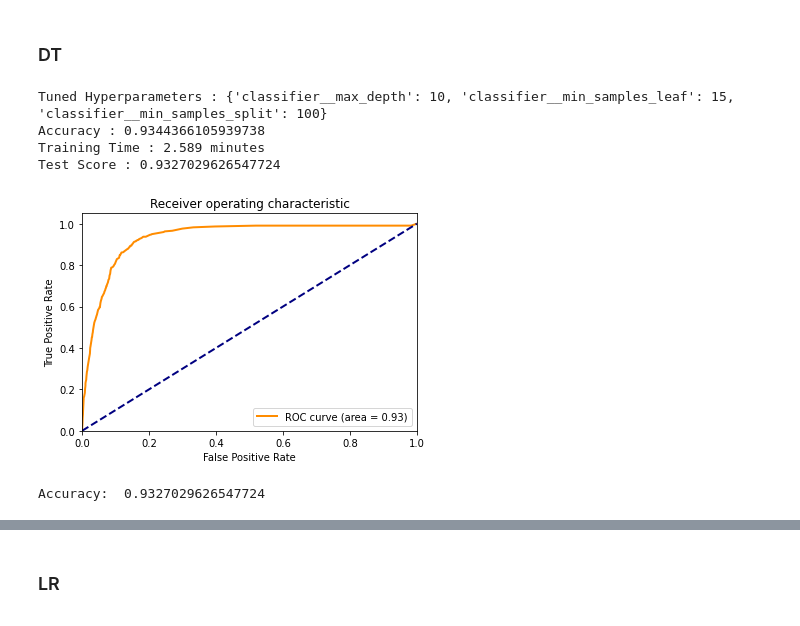
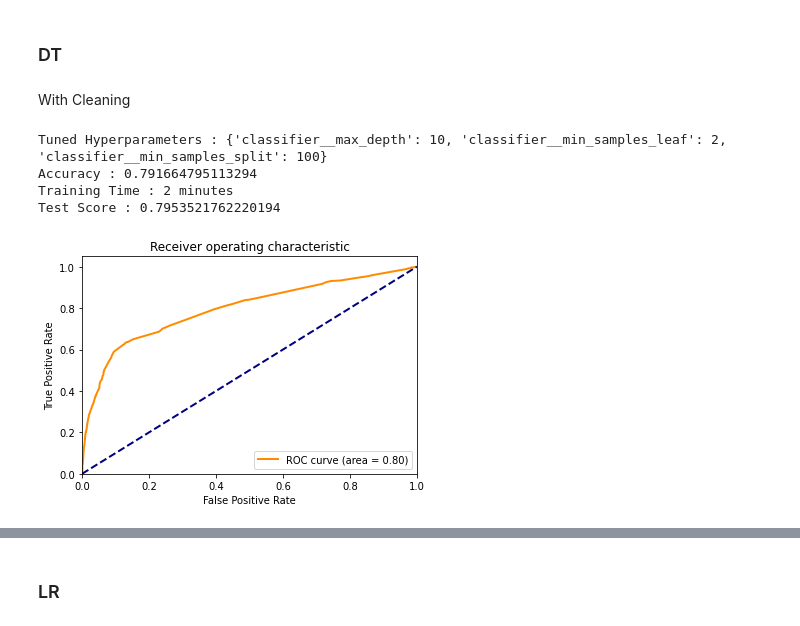
Before and after one commit to gitkym/uvs_bank_marketing_project, a Jupyter notebook: feature_selection.ipynb, the cells around one changed output, grey strips where cells are left out. Drawn from its saved outputs; the diff is of its cells as text; code cells hidden in the pictures.

```diff
--- a/feature_selection.ipynb
+++ b/feature_selection.ipynb
@@ -185,3 +170,19 @@ df = df.drop(['duration'], axis=1)
+# %%
+'''write function to clean data based on EDA insights'''
+
+def data_cleaner(df):
+    df = df.drop_duplicates()   # drop duplicates
+    df = df.drop(['day_of_week'], axis=1)   # drop day of week
+    df = df.drop(['duration'], axis=1)    # drop duration
+    df = df.drop(['age'], axis=1)   # drop age
+    df = df[df['education'] != 'illiterate']    # drop illiterate
+    imp_mode = SimpleImputer(missing_values='unknown',strategy='most_frequent')   # impute unknowns
+    df['marital'] = imp_mode.fit_transform(df[['marital']])  # impute unknowns
+    df['housing'] = imp_mode.fit_transform(df[['housing']]) # impute unknowns
+    df['loan'] = imp_mode.fit_transform(df[['loan']])       # impute unknowns
+    df['job'] = imp_mode.fit_transform(df[['job']])     # impute unknowns
+    df['education'] = imp_mode.fit_transform(df[['education']])    # impute unknowns
+    return df
 # %% [markdown]
 ## New Models
 
@@ -190,50 +191,38 @@ df = df.drop(['duration'], axis=1)
 - Check if accuracy is improved.
 # %% [markdown]
 ### DT
+# %% [markdown]
+With Cleaning
 # %%
+from make_model_2 import make_model_l, make_model_nl
+
 random_state = 42
-folds = 6
+folds = 5
+model_name = f'clean_new_dt_{folds}'
 model = DecisionTreeClassifier(random_state=random_state)
 parameters = param_grids.param_dt
 
-y = df['y']
-X_train, X_test, y_train, y_test = train_test_split(df, y, test_size=0.2, random_state=random_state)
+df = data_cleaner(df_orig)
+# y = df['y']
+# X_train, X_test, y_train, y_test = train_test_split(df, y, test_size=0.2, random_state=random_state)
 
-clf_grid, clf_param = make_model(df, X_train, y_train, X_test, y_test, model, parameters, folds=folds)
+clf_grid, time, test_score = make_model_nl(df, model, parameters,test_size = 0.2, folds=folds)
 
+# save the model to disk
+pickle.dump(clf_grid, open(f'trained_models/{model_name}.pkl', 'wb'))
 
-pickle.dump(clf_grid, open(f'trained_models/new_model_dt_{folds}.pkl', 'wb'))
+output_file = f'trained_models/{model_name}.txt'
+
+with open(output_file, 'w') as f:
+        # Write the tuned hyperparameters and accuracy to file
+        f.write(f"Tuned Hyperparameters: {clf_grid.best_params_}\n")
+        f.write(f"Accuracy: {clf_grid.best_score_}\n")
+        # Write training time in minutes to file
+        f.write(f"Training Time: {time} minutes\n")
+        f.write(f"Test Score: {test_score}\n")
 # %% [output]
-Tuned Hyperparameters : {'classifier__max_depth': 10, 'classifier__min_samples_leaf': 15, 'classifier__min_samples_split': 100}
-Accuracy : 0.9344366105939738
-Training Time : 2.589 minutes
-Test Score : 0.9327029626547724
+Tuned Hyperparameters : {'classifier__max_depth': 10, 'classifier__min_samples_leaf': 2, 'classifier__min_samples_split': 100}
+Accuracy : 0.791664795113294
+Training Time : 2 minutes
+Test Score : 0.7953521762220194
+[figure, added]
-# %%
-# load model
-folds = 6
-clf_grid = pickle.load(open(f'trained_models/new_model_dt_{folds}.pkl', 'rb'))
-
-# Convert string labels to binary values
-le = LabelEncoder()
-y_test = le.fit_transform(y_test)
-y_prob = clf_grid.predict_proba(X_test)[:, 1]   # use predict_proba to get the probability scores for non-linear models
-fpr, tpr, _ = roc_curve(y_test, y_prob)
-roc_auc = auc(fpr, tpr)
-plt.figure()
-lw = 2
-plt.plot(fpr, tpr, color='darkorange',
-            lw=lw, label='ROC curve (area = %0.2f)' % roc_auc)
-plt.plot([0, 1], [0, 1], color='navy', lw=lw, linestyle='--')
-plt.xlim([0.0, 1.0])
-plt.ylim([0.0, 1.05])
-plt.xlabel('False Positive Rate')
-plt.ylabel('True Positive Rate')
-plt.title('Receiver operating characteristic')
-plt.legend(loc="lower right")
-plt.show()
-
-accuracy = clf_grid.score(X_test, y_test)
-print('Accuracy: ', accuracy)
-# %% [output]
-[figure, removed]
-Accuracy:  0.9327029626547724
```
Also changed, not shown: parts of 15 cells of this notebook, 17 other files.
